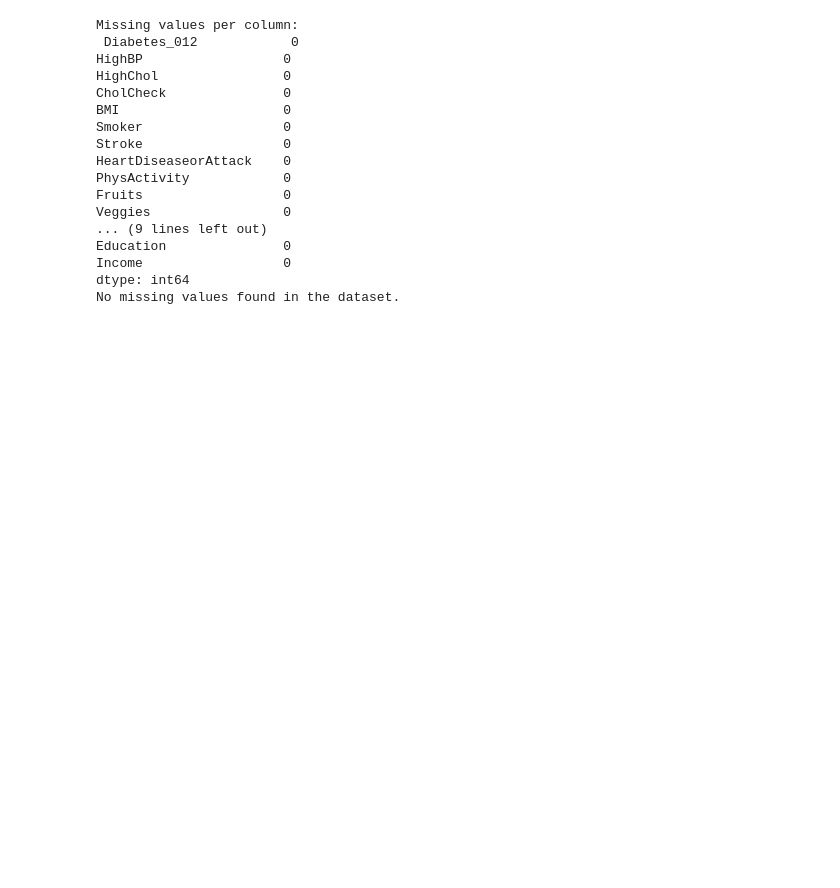
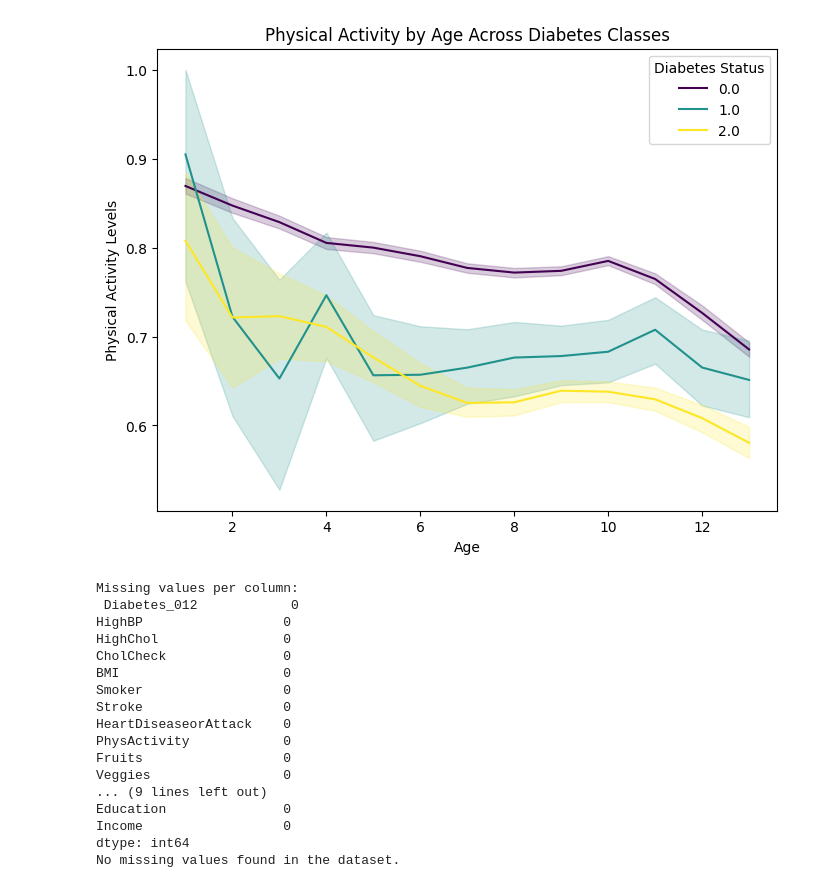
Before and after one commit to Anndischeh/Introduction-to-AI-Coursework, a Jupyter notebook: Untitled.ipynb, the cells around one changed output. Saved outputs shown, nothing was run; the diff lists cells and outputs as text; code cells hidden in the pictures; blank space fills up the shorter version.

```diff
--- a/Untitled.ipynb
+++ b/Untitled.ipynb
@@ -65,3 +98,14 @@ plt.show()
+# %%
+# Created a line plot that highlights trends in physical activity levels by age across diabetes classes
+plt.figure(figsize=(8, 6))
+sns.lineplot(data=data, x="Age", y="PhysActivity", hue="Diabetes_012", palette="viridis")
+plt.title("Physical Activity by Age Across Diabetes Classes")
+plt.xlabel("Age")
+plt.ylabel("Physical Activity Levels")
+plt.legend(title="Diabetes Status")
+plt.show()
+# %% [output]
+[figure, added]
 # %%
 # Check for missing values in each column and print a summary
 print("Missing values per column:\n", data.isnull().sum())
```
Also changed, not shown: parts of 7 cells of this notebook, 1 other file.
